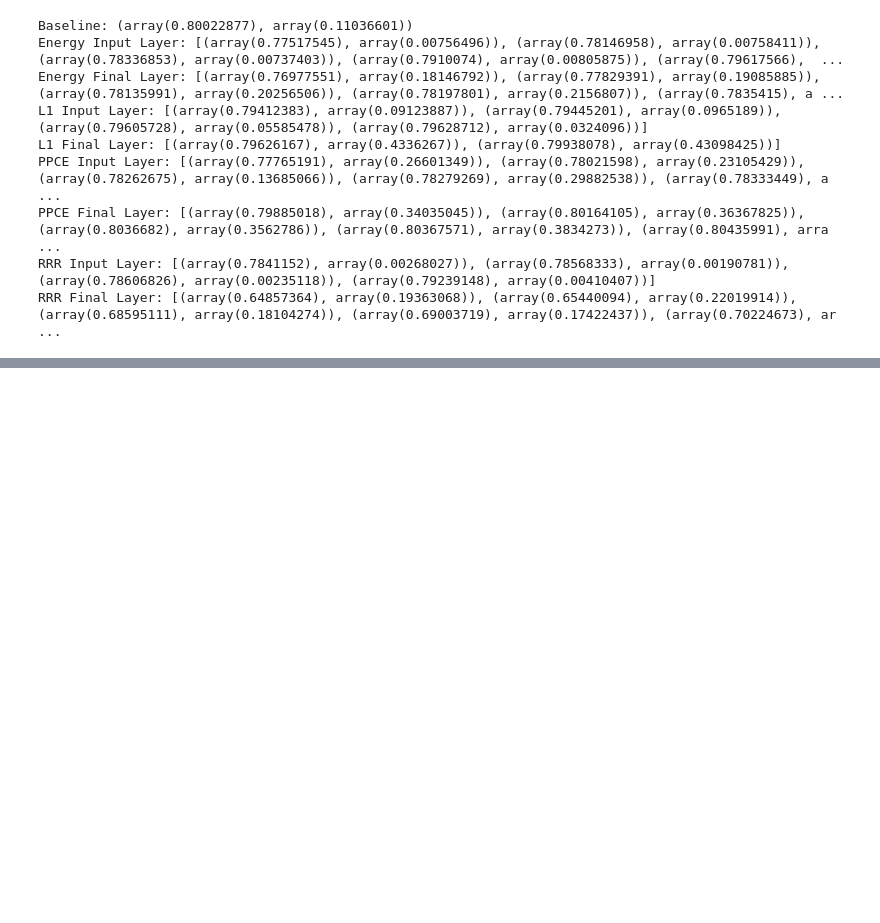
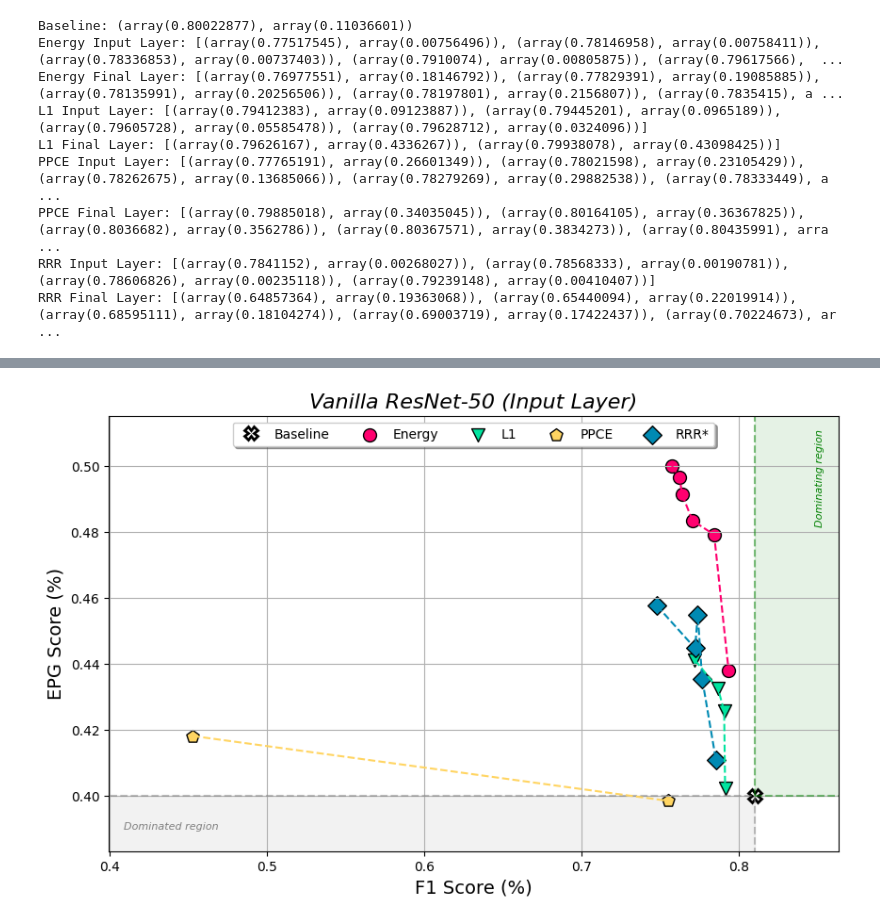
Before and after one commit to rensdebee/FACTifAI_2024_3, a Jupyter notebook: visualisations.ipynb, the cells around one changed output, grey strips where cells are left out. Drawn from its saved outputs; the diff is of its cells as text; code cells hidden in the pictures; blank space fills up the shorter version.

```diff
--- a/visualisations.ipynb
+++ b/visualisations.ipynb
@@ -249,0 +256,14 @@ plot_pareto_curve(
+# %%
+# Bcos - F-Score, BB-Loc (EPG) Pareto Curve
+root_folder = '/home/roan/Documents/FACTifAI_2024_3/metrics_per_model_vanilla'
+baseline_data, energy_data_input_layer, energy_data_final_layer, l1_data_input_layer, l1_data_final_layer, ppce_data_input_layer, ppce_data_final_layer, rrr_data_input_layer, rrr_data_final_layer = load_data_from_folders(root_folder, metrics=('F-Score', 'BB-Loc'))
+
+print('Baseline:', baseline_data)
+print('Energy Input Layer:', energy_data_input_layer)
+print('Energy Final Layer:', energy_data_final_layer)
+print('L1 Input Layer:', l1_data_input_layer)
+print('L1 Final Layer:', l1_data_final_layer)
+print('PPCE Input Layer:', ppce_data_input_layer)
+print('PPCE Final Layer:', ppce_data_final_layer)
+print('RRR Input Layer:', rrr_data_input_layer)
+print('RRR Final Layer:', rrr_data_final_layer)
@@ -249,0 +280,13 @@ plot_pareto_curve(
+# %%
+plot_pareto_curve(
+    baseline_data=(0.81, 0.4),
+    energy_data=energy_data_input_layer,
+    l1_data=l1_data_input_layer,
+    ppce_data=ppce_data_input_layer,
+    rrr_data=rrr_data_input_layer,
+    x_label='F1 Score (%)',
+    y_label='EPG Score (%)',
+    title='Vanilla ResNet-50 (Input Layer)',
+    save_path='images/vanilla_resnet50_input_layer_f1_epg_pareto_curve.png')
+# %% [output]
+[figure, added]
```
Also changed, not shown: parts of 11 cells of this notebook, 2 other files.
